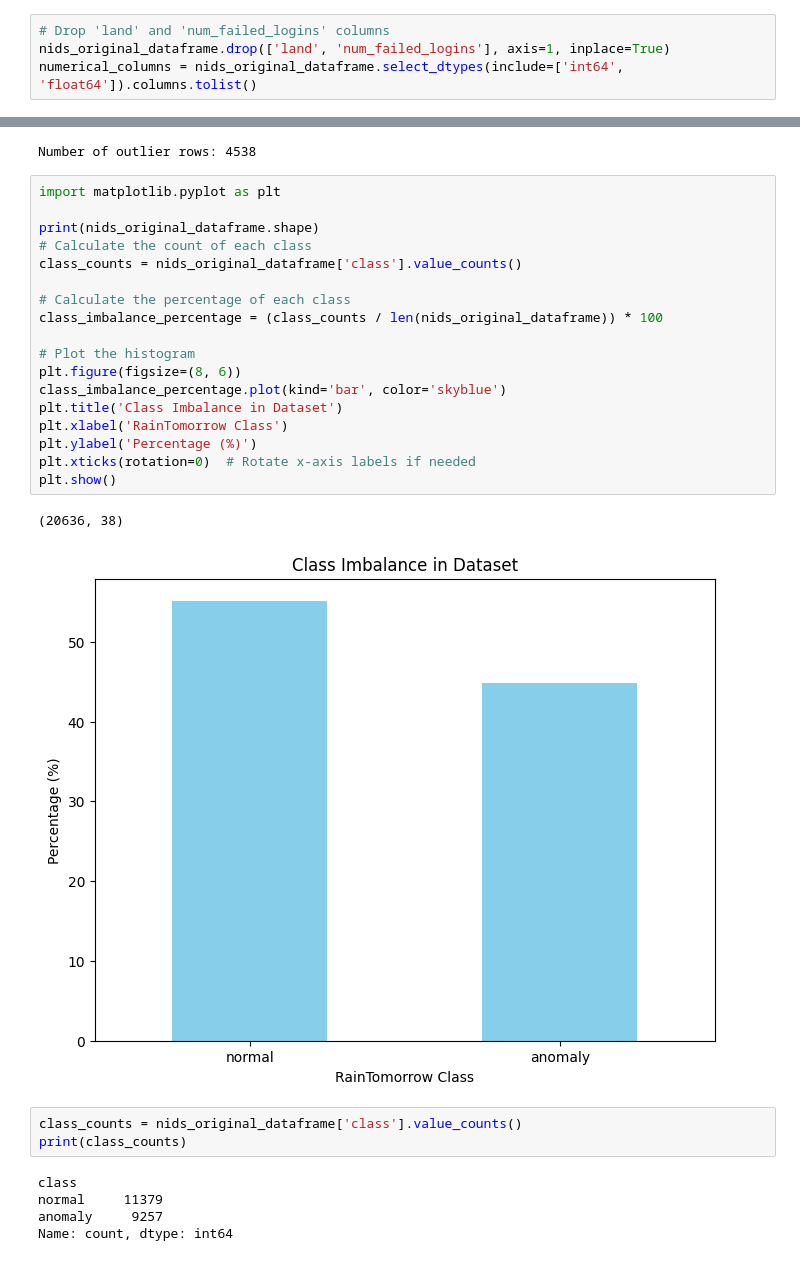
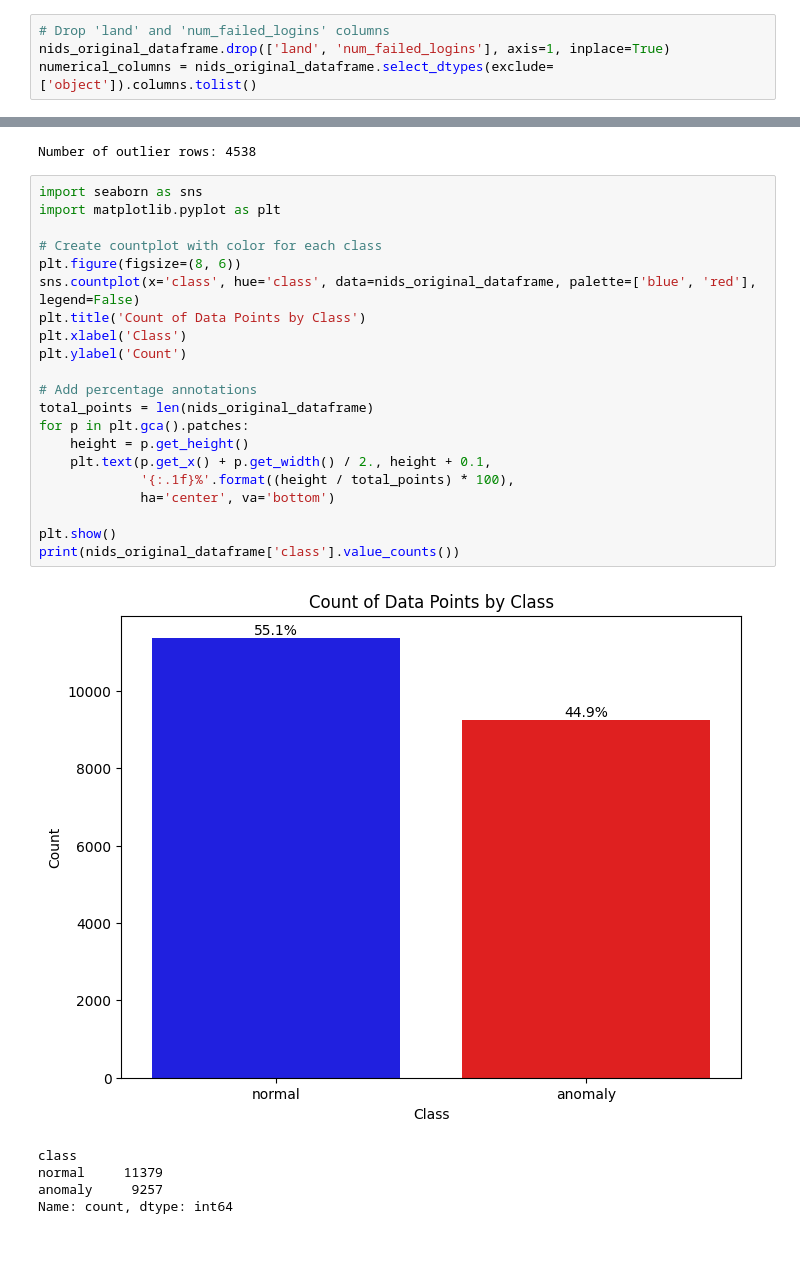
Before and after one commit to jonamadk/scaling-ML-journey, a Jupyter notebook: nids/general.ipynb, the cells around one changed output, grey strips where cells are left out. Cells and saved outputs as stored; diff of their text form.

```diff
--- a/nids/general.ipynb
+++ b/nids/general.ipynb
@@ -192,7 +211,7 @@ dtype: float64
 # %%
 # Drop 'land' and 'num_failed_logins' columns
 nids_original_dataframe.drop(['land', 'num_failed_logins'], axis=1, inplace=True)
-numerical_columns = nids_original_dataframe.select_dtypes(include=['int64', 'float64']).columns.tolist()
+numerical_columns = nids_original_dataframe.select_dtypes(exclude=['object']).columns.tolist()
 # %%
 rows_to_remove_categorical = []
 for col in categorical_columns:
@@ -261,32 +279,30 @@ nids_original_dataframe = nids_original_dataframe.drop(outlier_indices)
 nids_original_dataframe = nids_original_dataframe.reset_index(drop=True)
 # %% [output]
 Number of outlier rows: 4538
-# %%
-import matplotlib.pyplot as plt
-
-print(nids_original_dataframe.shape)
-# Calculate the count of each class
-class_counts = nids_original_dataframe['class'].value_counts()
-
-# Calculate the percentage of each class
-class_imbalance_percentage = (class_counts / len(nids_original_dataframe)) * 100
-
-# Plot the histogram
-plt.figure(figsize=(8, 6))
-class_imbalance_percentage.plot(kind='bar', color='skyblue')
-plt.title('Class Imbalance in Dataset')
-plt.xlabel('RainTomorrow Class')
-plt.ylabel('Percentage (%)')
-plt.xticks(rotation=0)  # Rotate x-axis labels if needed
-plt.show()
-# %% [output]
-(20636, 38)
-[figure, removed]
-# %%
-class_counts = nids_original_dataframe['class'].value_counts()
-print(class_counts)
-# %% [output]
-class
-normal     11379
-anomaly     9257
-Name: count, dtype: int64
+# %%
+import seaborn as sns
+import matplotlib.pyplot as plt
+
+# Create countplot with color for each class
+plt.figure(figsize=(8, 6))
+sns.countplot(x='class', hue='class', data=nids_original_dataframe, palette=['blue', 'red'], legend=False)
+plt.title('Count of Data Points by Class')
+plt.xlabel('Class')
+plt.ylabel('Count')
+
+# Add percentage annotations
+total_points = len(nids_original_dataframe)
+for p in plt.gca().patches:
+    height = p.get_height()
+    plt.text(p.get_x() + p.get_width() / 2., height + 0.1,
+             '{:.1f}%'.format((height / total_points) * 100),
+             ha='center', va='bottom')
+
+plt.show()
+print(nids_original_dataframe['class'].value_counts())
+# %% [output]
+[figure, added]
+class
+normal     11379
+anomaly     9257
+Name: count, dtype: int64
```
Also changed, not shown: parts of 12 cells of this notebook.
